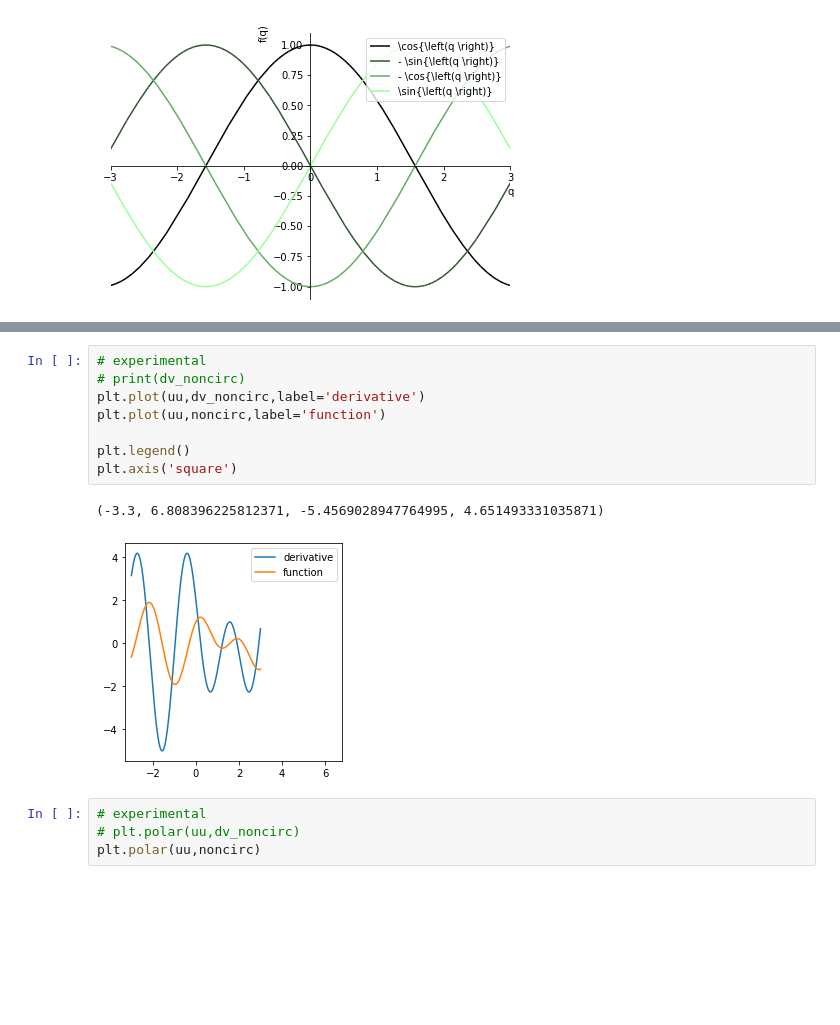
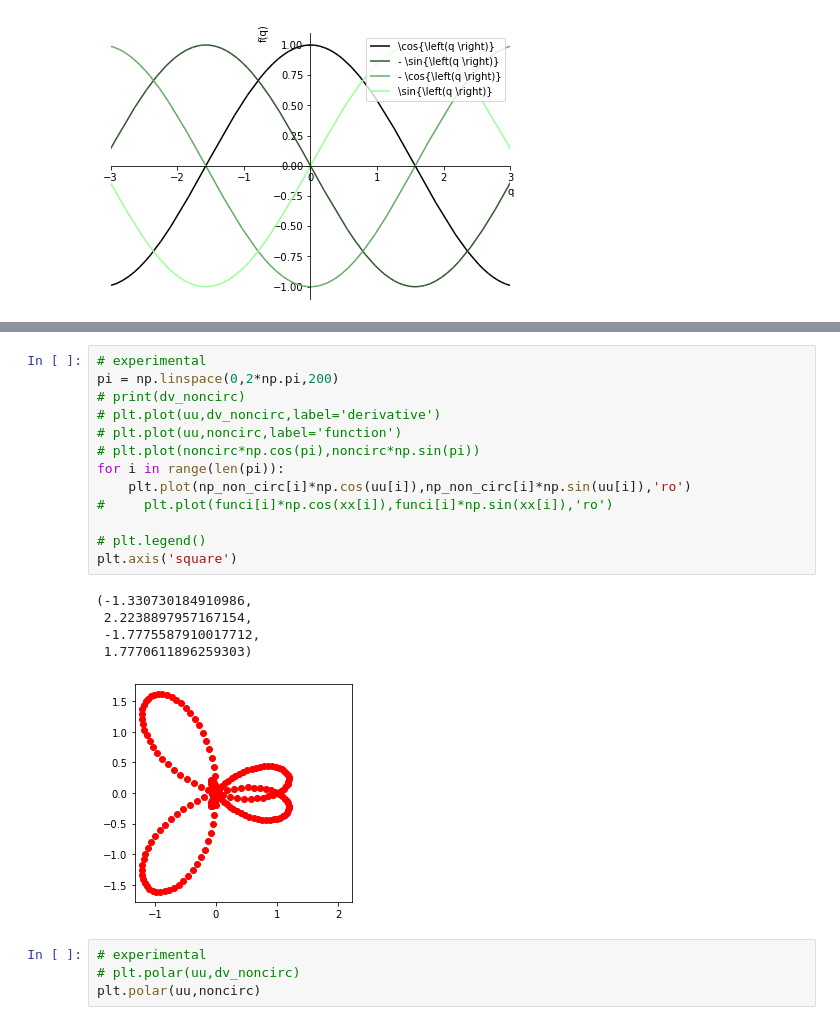
Before and after one commit to Nefari0/python-calculus, a Jupyter notebook: derivatives of trig functions.ipynb, the cells around one changed output, grey strips where cells are left out. Cells and saved outputs as stored; diff of their text form; blank space fills up the shorter version.

```diff
--- a/derivatives of trig functions.ipynb
+++ b/derivatives of trig functions.ipynb
@@ -140,14 +143,22 @@ p.show()
-# %%
-# experimental
-# print(dv_noncirc)
-plt.plot(uu,dv_noncirc,label='derivative')
-plt.plot(uu,noncirc,label='function')
-
-plt.legend()
-plt.axis('square')
-# %% [output]
-(-3.3, 6.808396225812371, -5.4569028947764995, 4.651493331035871)
-[figure, removed]
+# %%
+# experimental
+pi = np.linspace(0,2*np.pi,200)
+# print(dv_noncirc)
+# plt.plot(uu,dv_noncirc,label='derivative')
+# plt.plot(uu,noncirc,label='function')
+# plt.plot(noncirc*np.cos(pi),noncirc*np.sin(pi))
+for i in range(len(pi)):
+    plt.plot(np_non_circ[i]*np.cos(uu[i]),np_non_circ[i]*np.sin(uu[i]),'ro')
+#     plt.plot(funci[i]*np.cos(xx[i]),funci[i]*np.sin(xx[i]),'ro')
+
+# plt.legend()
+plt.axis('square')
+# %% [output]
+(-1.330730184910986,
+ 2.2238897957167154,
+ -1.7775587910017712,
+ 1.7770611896259303)
+[figure, added]
 # %%
 # experimental
 # plt.polar(uu,dv_noncirc)
```
Also changed, not shown: parts of 3 cells of this notebook.
